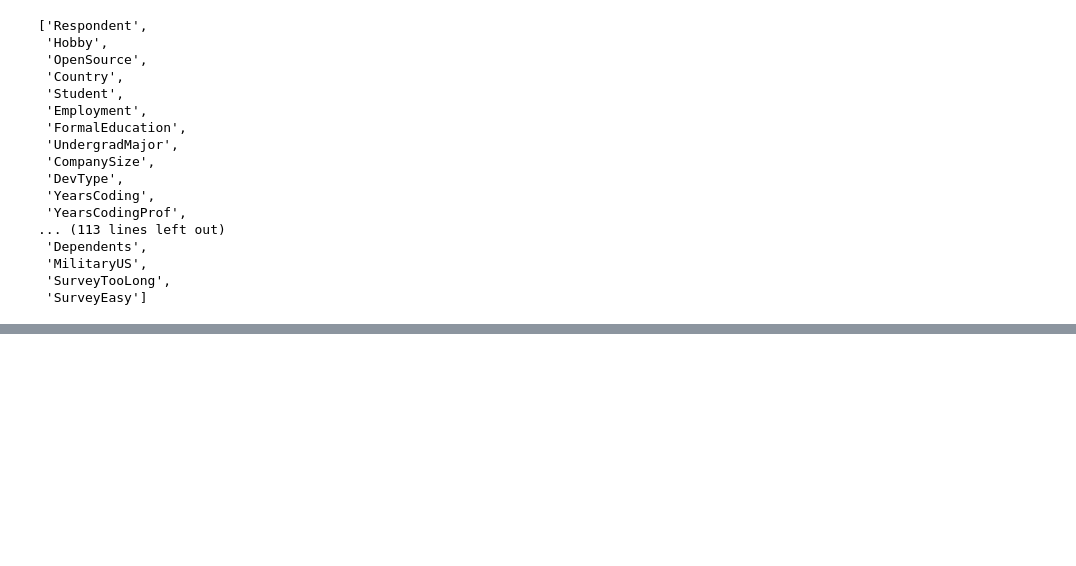
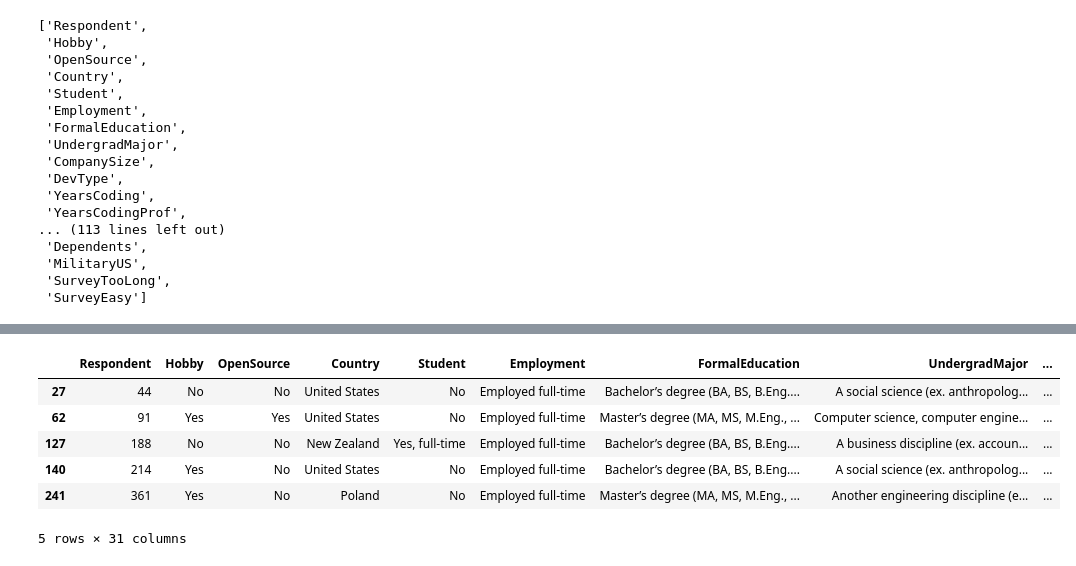
Before and after one commit to loisyu/Data-analysis-project, a Jupyter notebook: project2-survey-data-analysis.ipynb, the cells around one changed output, grey strips where cells are left out. Saved outputs shown, nothing was run; the diff lists cells and outputs as text; code cells hidden in the pictures; blank space fills up the shorter version.

```diff
--- a/project2-survey-data-analysis.ipynb
+++ b/project2-survey-data-analysis.ipynb
@@ -65,0 +109,11 @@ column_names
+# %%
+new_df['Salary With Currency'] = new_df['ConvertedSalary'].astype(str) + ' ' + new_df['CurrencySymbol']
+new_df.head()
+# %% [output]
+|  | Respondent | Hobby | OpenSource | Country | Student | Employment | FormalEducation | UndergradMajor | ... |
+| 27 | 44 | No | No | United States | No | Employed full-time | Bachelor’s degree (BA, BS, B.Eng.... | A social science (ex. anthropolog... | ... |
+| 62 | 91 | Yes | Yes | United States | No | Employed full-time | Master’s degree (MA, MS, M.Eng., ... | Computer science, computer engine... | ... |
+| 127 | 188 | No | No | New Zealand | Yes, full-time | Employed full-time | Bachelor’s degree (BA, BS, B.Eng.... | A business discipline (ex. accoun... | ... |
+| 140 | 214 | Yes | No | United States | No | Employed full-time | Bachelor’s degree (BA, BS, B.Eng.... | A social science (ex. anthropolog... | ... |
+| 241 | 361 | Yes | No | Poland | No | Employed full-time | Master’s degree (MA, MS, M.Eng., ... | Another engineering discipline (e... | ... |
+5 rows × 31 columns
```
Also changed, not shown: parts of 7 cells of this notebook.
